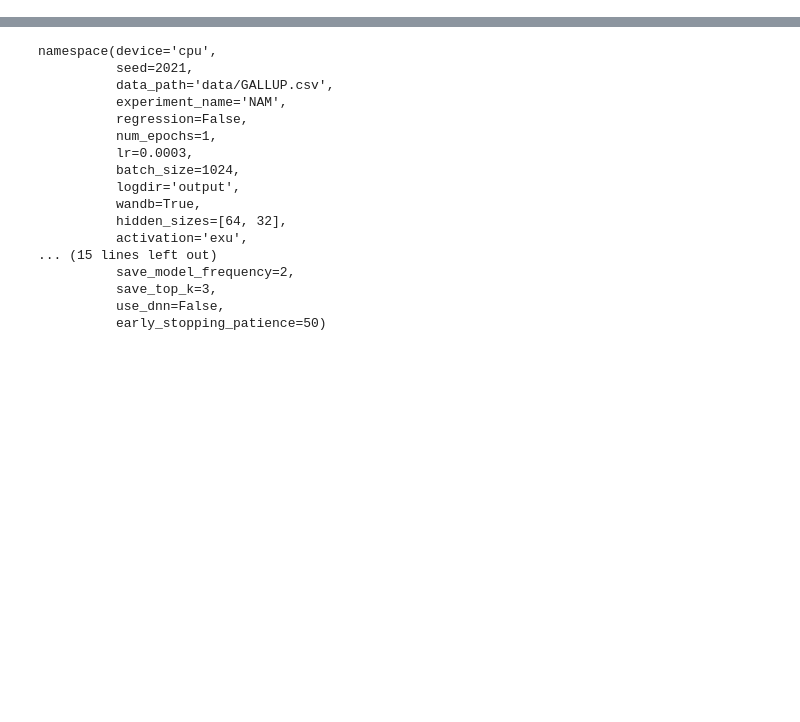
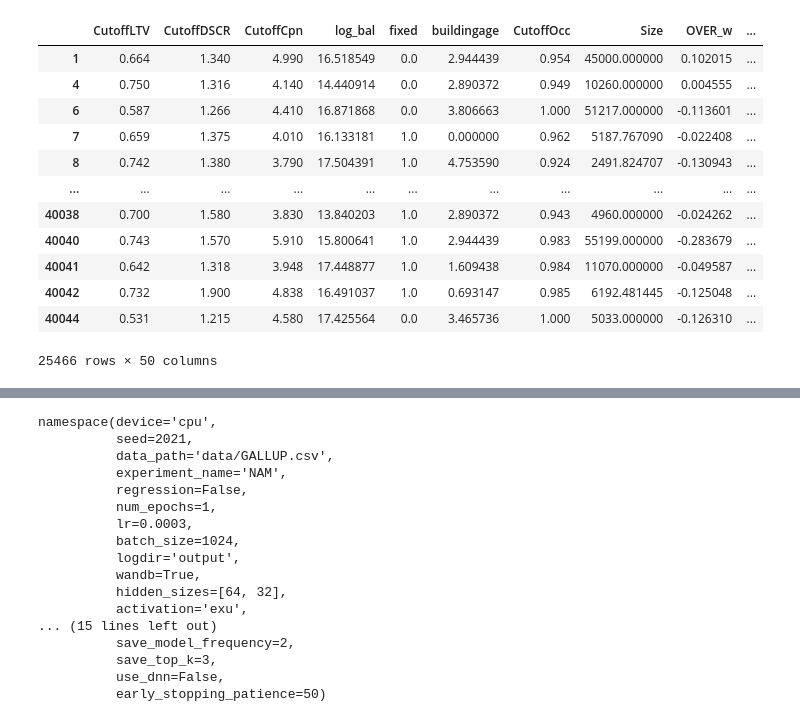
Before and after one commit to jk27182/AML-project, a Jupyter notebook: src/NAM_testing.ipynb, the cells around one changed output, grey strips where cells are left out. Cells and saved outputs as stored; diff of their text form; code cells hidden in the pictures; blank space fills up the shorter version.

```diff
--- a/src/NAM_testing.ipynb
+++ b/src/NAM_testing.ipynb
@@ -28,5 +28,21 @@ with open('../data/clean_data.pickle', 'rb') as file:
 
 y = data_dict['y']#.head(100)
 X = data_dict['X']#.head(100)
+# %%
+X
+# %% [output]
+|  | CutoffLTV | CutoffDSCR | CutoffCpn | log_bal | fixed | buildingage | CutoffOcc | Size | OVER_w | ... |
+| 1 | 0.664 | 1.340 | 4.990 | 16.518549 | 0.0 | 2.944439 | 0.954 | 45000.000000 | 0.102015 | ... |
+| 4 | 0.750 | 1.316 | 4.140 | 14.440914 | 0.0 | 2.890372 | 0.949 | 10260.000000 | 0.004555 | ... |
+| 6 | 0.587 | 1.266 | 4.410 | 16.871868 | 0.0 | 3.806663 | 1.000 | 51217.000000 | -0.113601 | ... |
+| 7 | 0.659 | 1.375 | 4.010 | 16.133181 | 1.0 | 0.000000 | 0.962 | 5187.767090 | -0.022408 | ... |
+| 8 | 0.742 | 1.380 | 3.790 | 17.504391 | 1.0 | 4.753590 | 0.924 | 2491.824707 | -0.130943 | ... |
+| ... | ... | ... | ... | ... | ... | ... | ... | ... | ... | ... |
+| 40038 | 0.700 | 1.580 | 3.830 | 13.840203 | 1.0 | 2.890372 | 0.943 | 4960.000000 | -0.024262 | ... |
+| 40040 | 0.743 | 1.570 | 5.910 | 15.800641 | 1.0 | 2.944439 | 0.983 | 55199.000000 | -0.283679 | ... |
+| 40041 | 0.642 | 1.318 | 3.948 | 17.448877 | 1.0 | 1.609438 | 0.984 | 11070.000000 | -0.049587 | ... |
+| 40042 | 0.732 | 1.900 | 4.838 | 16.491037 | 1.0 | 0.693147 | 0.985 | 6192.481445 | -0.125048 | ... |
+| 40044 | 0.531 | 1.215 | 4.580 | 17.425564 | 0.0 | 3.465736 | 1.000 | 5033.000000 | -0.126310 | ... |
+25466 rows × 50 columns
 # %%
 len(X)
```
Also changed, not shown: parts of 8 cells of this notebook, 5 other files.
